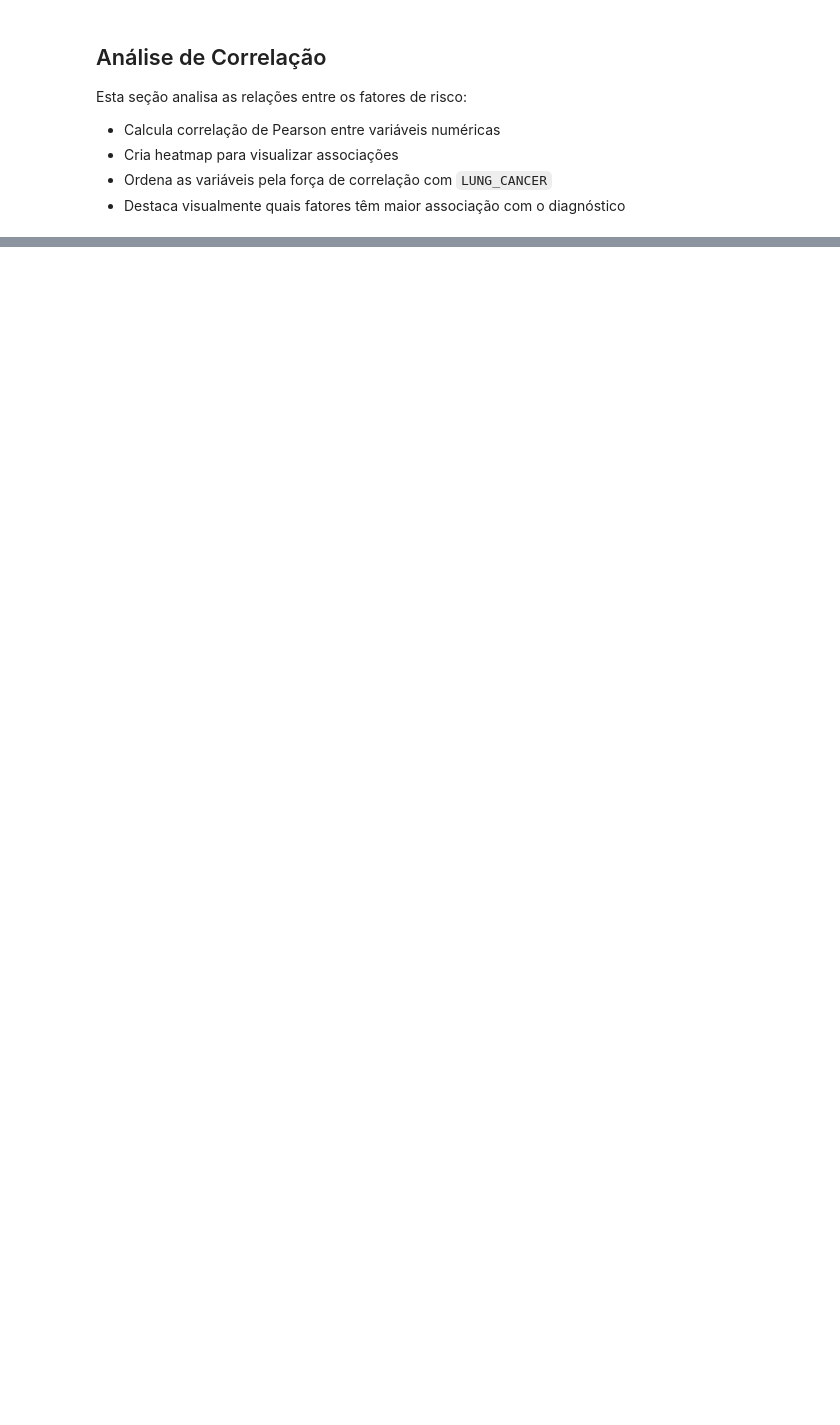
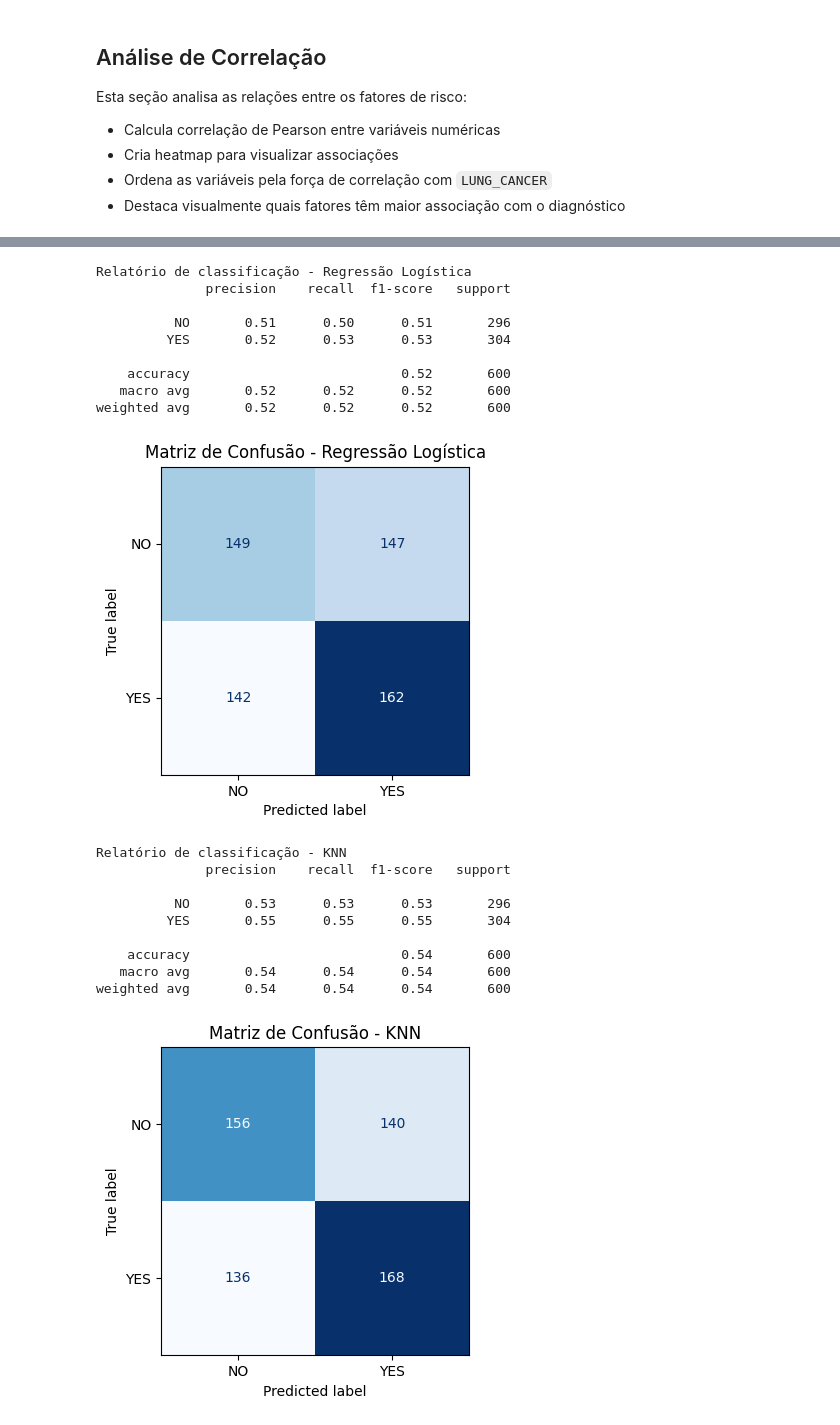
Before and after one commit to fiap-grupo-xpto/fiap-tech-challenge-fase-2, a Jupyter notebook: train_model/analise_cancer.ipynb, the cells around one changed output, grey strips where cells are left out. Cells and saved outputs as stored; diff of their text form; code cells hidden in the pictures; blank space fills up the shorter version.

Commit message:
feat: finish notebook to train models

```diff
--- a/train_model/analise_cancer.ipynb
+++ b/train_model/analise_cancer.ipynb
@@ -399,0 +527,33 @@ Correlação das variáveis com LUNG_CANCER:
+# %%
+# Exibir relatório de classificação e matriz de confusão para cada modelo
+for nome_modelo, y_pred in predicoes_teste.items():
+    print(f'\nRelatório de classificação - {nome_modelo}')
+    print(classification_report(y_test, y_pred, target_names=['NO', 'YES']))
+
+    fig, ax = plt.subplots(figsize=(4, 4))
+    matriz = confusion_matrix(y_test, y_pred)
+    disp = ConfusionMatrixDisplay(confusion_matrix=matriz, display_labels=['NO', 'YES'])
+    disp.plot(ax=ax, cmap='Blues', colorbar=False)
+    ax.set_title(f'Matriz de Confusão - {nome_modelo}')
+    plt.show()
+# %% [output]
+Relatório de classificação - Regressão Logística
+              precision    recall  f1-score   support
+
+          NO       0.51      0.50      0.51       296
+         YES       0.52      0.53      0.53       304
+
+    accuracy                           0.52       600
+   macro avg       0.52      0.52      0.52       600
+weighted avg       0.52      0.52      0.52       600
+[figure, added]
+Relatório de classificação - KNN
+              precision    recall  f1-score   support
+
+          NO       0.53      0.53      0.53       296
+         YES       0.55      0.55      0.55       304
+
+    accuracy                           0.54       600
+   macro avg       0.54      0.54      0.54       600
+weighted avg       0.54      0.54      0.54       600
+[figure, added]
```
Also changed, not shown: parts of 25 cells of this notebook.
